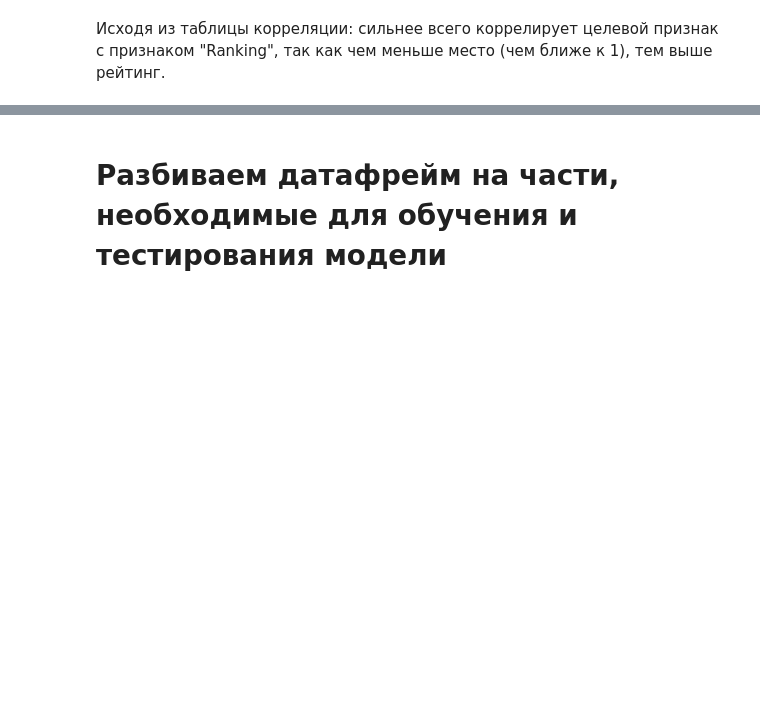
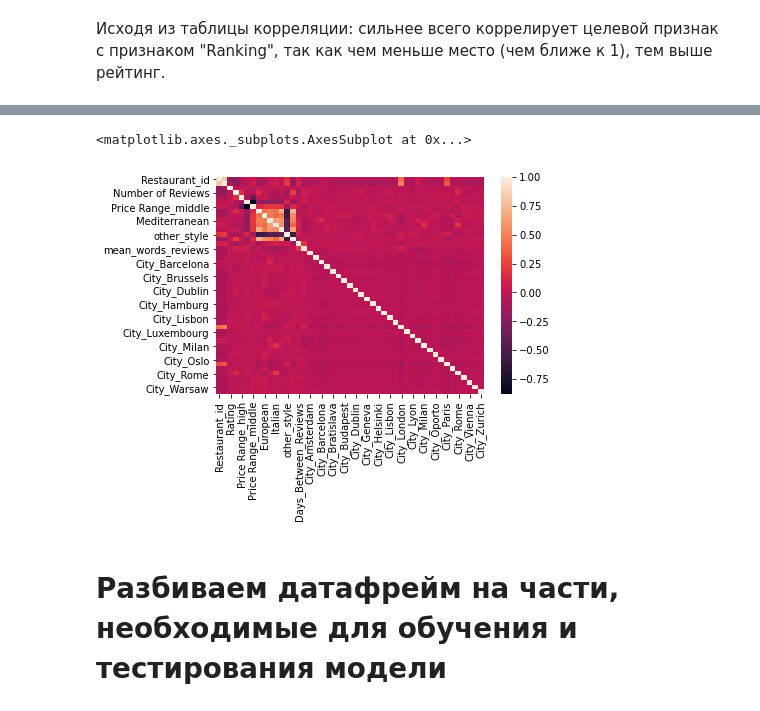
Before and after one commit to TheSickNessPill/module_3, a Jupyter notebook: module_3.ipynb, the cells around one changed output, grey strips where cells are left out. Drawn from its saved outputs; the diff is of its cells as text; code cells hidden in the pictures; blank space fills up the shorter version.

```diff
--- a/module_3.ipynb
+++ b/module_3.ipynb
@@ -249,3 +401,8 @@ df
+# %%
+sn.heatmap(df.corr())
+# %% [output]
+<matplotlib.axes._subplots.AxesSubplot at 0x...>
+[figure, added]
 # %% [markdown]
 # Разбиваем датафрейм на части, необходимые для обучения и тестирования модели
 # %%
```
Also changed, not shown: parts of 83 cells of this notebook.
